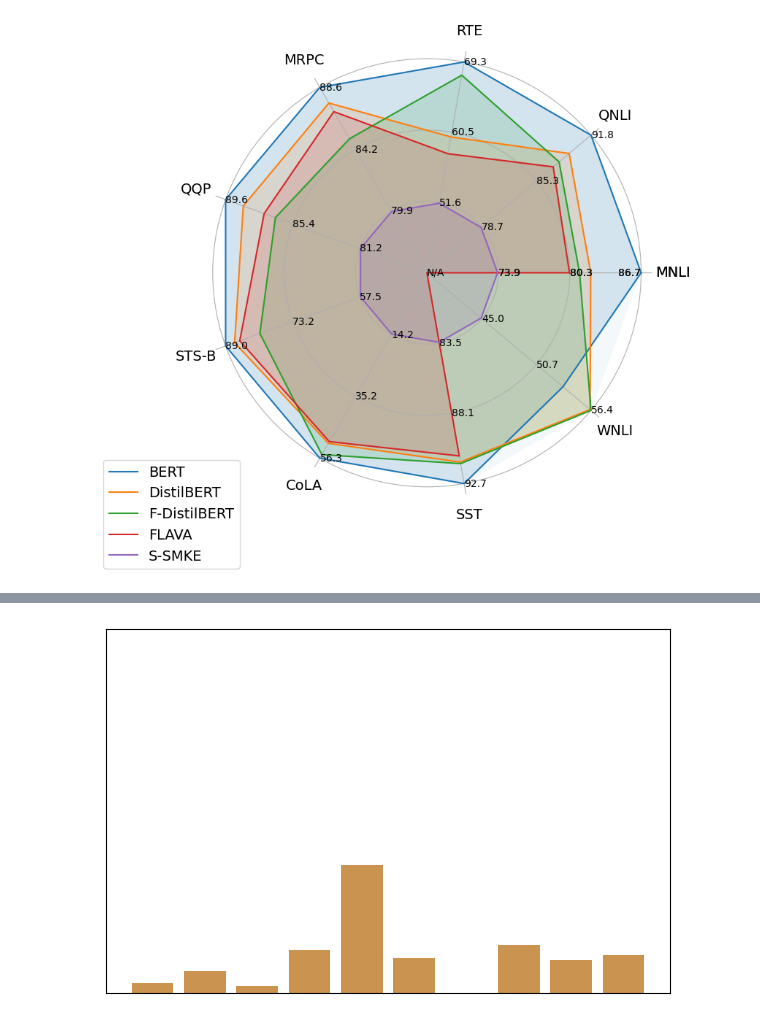
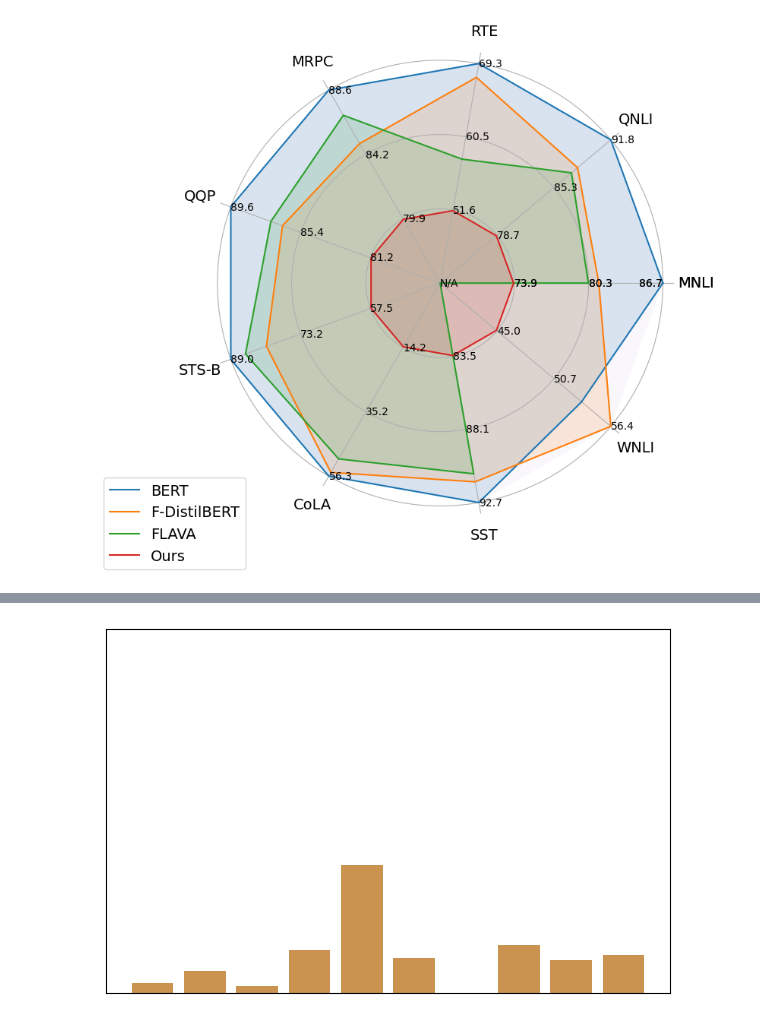
Before and after one commit to TimCares/MasterThesis, a Jupyter notebook: src/visualizations/plots.ipynb, the cells around one changed output, grey strips where cells are left out. Saved outputs shown, nothing was run; the diff lists cells and outputs as text; code cells hidden in the pictures.

```diff
--- a/src/visualizations/plots.ipynb
+++ b/src/visualizations/plots.ipynb
@@ -63,7 +63,7 @@ def spider(df, id_column):
             ha='left', va='center', fontsize=10)
     plt.show()
 # %%
-def spider(df, id_column, colors=None, linestyle=None):
+def spider(df, id_column, colors=None, linestyle=None, alpha=None, alpha_fill=None):
     cols = df['x']
     cols=['x'] + cols.tolist()
     df = df.drop(columns=['x'])
@@ -91,11 +91,11 @@ def spider(df, id_column, colors=None, linestyle=None):
         values = [normalized[key].iloc[i] for key in data.keys()]
         values += values[:1]  # Close the plot for a better look
         if colors is not None:
-            ax.plot(angles, values, label=model_name, color=colors[i], linestyle=linestyle[i])
-            ax.fill(angles, values, alpha=0.15, color=colors[i])
+            ax.plot(angles, values, label=model_name, color=colors[i], linestyle=linestyle[i], alpha=alpha[i])
+            ax.fill(angles, values, alpha=alpha_fill[i], color=colors[i])
         else:
-            ax.plot(angles, values, label=model_name, linestyle=linestyle[i])
-            ax.fill(angles, values, alpha=0.15)
+            ax.plot(angles, values, label=model_name, linestyle=linestyle[i], alpha=alpha[i])
+            ax.fill(angles, values, alpha=alpha_fill[i])
         max_val = max(max_val, max(values))
 
     ax.spines['polar'].set_visible(False)
@@ -104,7 +104,7 @@ def spider(df, id_column, colors=None, linestyle=None):
     ax.set_yticklabels([])
     ax.set_xticks(angles)
     ax.set_xticklabels(tiks, fontsize=14)
-    ax.tick_params(axis='x', pad=10)
+    ax.tick_params(axis='x', pad=35)
 
     ax.legend(loc='upper right', bbox_to_anchor=(0.1, 0.1), fontsize=14)
 
@@ -129,20 +129,19 @@ def spider(df, id_column, colors=None, linestyle=None):
 # %%
 df = pd.DataFrame({
         'x': ['MNLI', 'QNLI', 'RTE', 'MRPC', 'QQP', 'STS-B', 'CoLA', 'SST', 'WNLI'],
         'BERT': [86.7, 91.8, 69.3, 88.6, 89.6, 89.0, 56.3, 92.7, 53.5, ],
-        'DistilBERT': [82.2, 89.2, 59.9, 87.5, 88.5, 86.9, 51.3, 91.3, 56.3, ],
         'F-DistilBERT': [81.2, 88.0, 67.64, 85.0, 86.5, 81.0, 55.1, 91.4, 56.4,],
         'FLAVA': [80.3, 87.3, 57.8, 86.9, 87.2, 85.7, 50.7, 90.9, np.nan],
-        'S-SMKE': [73.88, 78.71, 51.6, 79.9, 81.2, 57.5, 14.2, 83.5, 45.04,],
+        'Ours': [73.88, 78.71, 51.6, 79.9, 81.2, 57.5, 14.2, 83.5, 45.04,],
     })
 df
 spider(
     df,
     id_column='x',
-    colors=['#1f77b4', '#ff7f0e', '#2ca02c', '#d62728', '#9467bd']
+    alpha=[1, 1, 1, 1, ], alpha_fill=[0.15, 0.15,0.15, 0.15]
 )
 # %% [output]
-[figure, old version]
+[figure, new version]
 # %%
 categories = ['ImageNet-1K\nClassification\n(Finetune)', 'ImageNet-1K\nClassification\n(Lin eval)',
               'CIFAR-10\n(Finetune)', 'CIFAR-10\n(Lin eval)',
```
Also changed, not shown: parts of 6 cells of this notebook, 6 other files.
